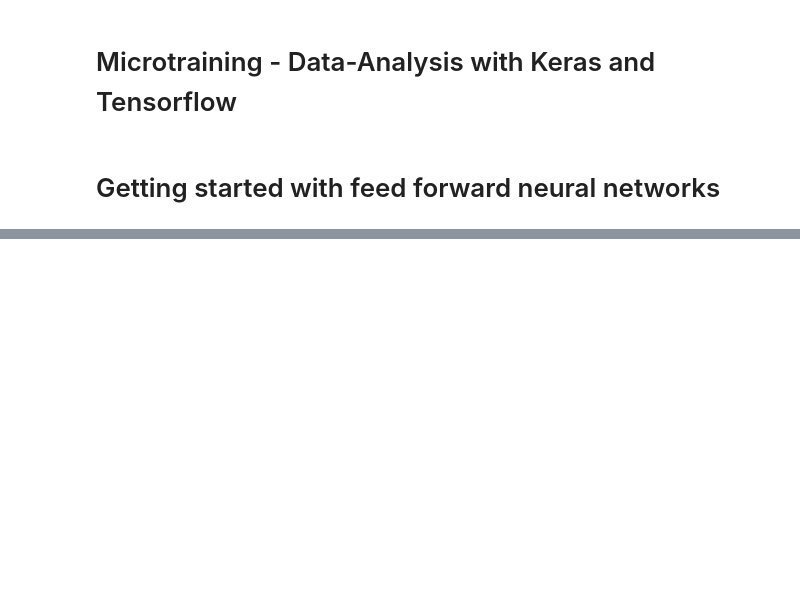
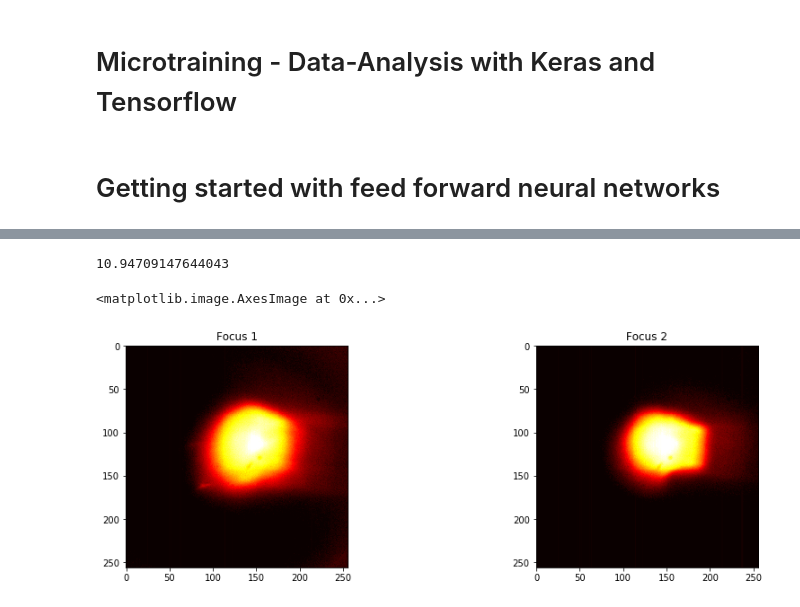
Before and after one commit to Smokrow/Microtraining, a Jupyter notebook: Microtraining.ipynb, the cells around one changed output, grey strips where cells are left out. Drawn from its saved outputs; the diff is of its cells as text; code cells hidden in the pictures; blank space fills up the shorter version.

```diff
--- a/Microtraining.ipynb
+++ b/Microtraining.ipynb
@@ -63,0 +81,8 @@ x_train, x_test = x_train / 255.0, x_test / 255.0
+# %%
+# Load datasets
+
+from PictureLoader import PictureLoader
+from IPython.display import clear_output
+
+Loader= PictureLoader()
+pics_1,pics_2=Loader.LoadPictures()
@@ -63,0 +107,17 @@ x_train, x_test = x_train / 255.0, x_test / 255.0
+# %%
+print(np.mean(pics_1-pics_2))
+#Change me for different frames
+pic1_frame=0
+pic2_frame=0
+#Plotting
+plt.figure(figsize=(15,10))
+plt.subplot(2,2,1)
+plt.title("Focus 1")
+plt.imshow(pics_1[pic1_frame,:,:],cmap="hot")
+plt.subplot(2,2,2)
+plt.title("Focus 2")
+plt.imshow(pics_2[pic2_frame,:,:],cmap="hot")
+# %% [output]
+10.94709147644043
+<matplotlib.image.AxesImage at 0x...>
+[figure, added]
```
Also changed, not shown: parts of 30 cells of this notebook.
